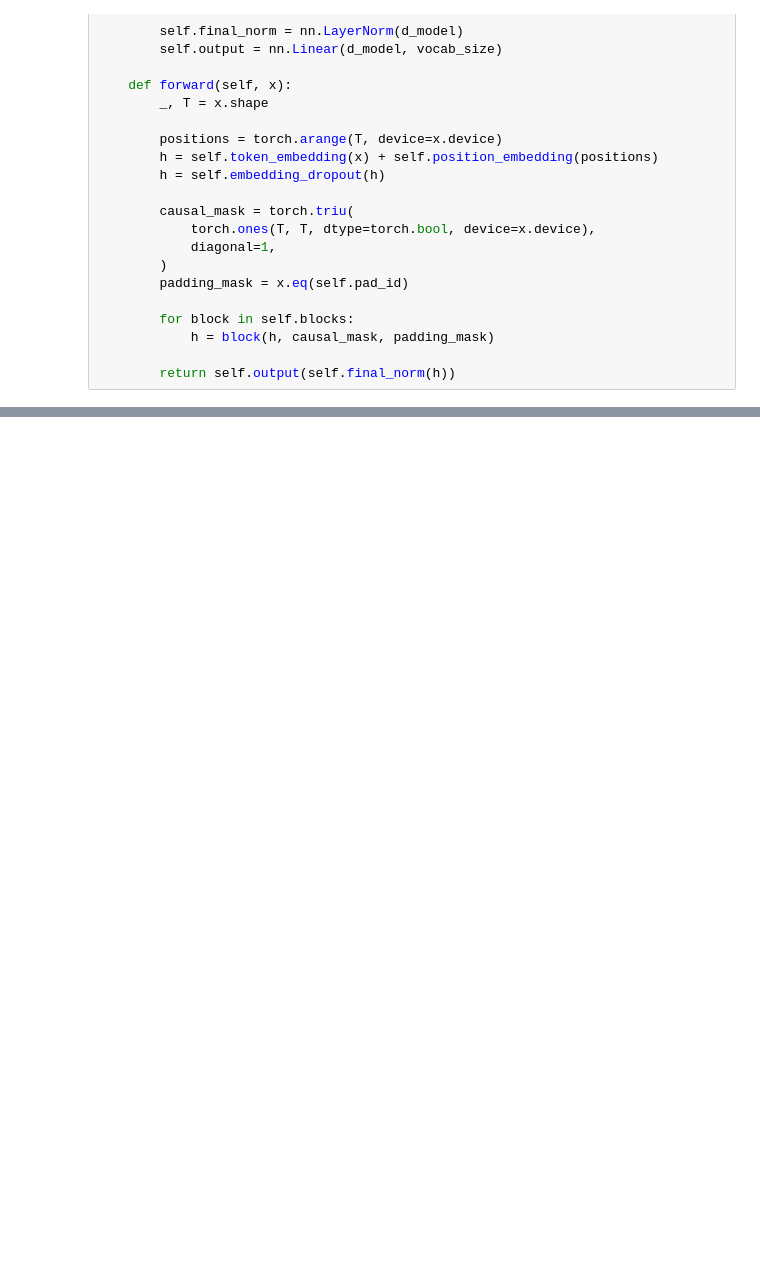
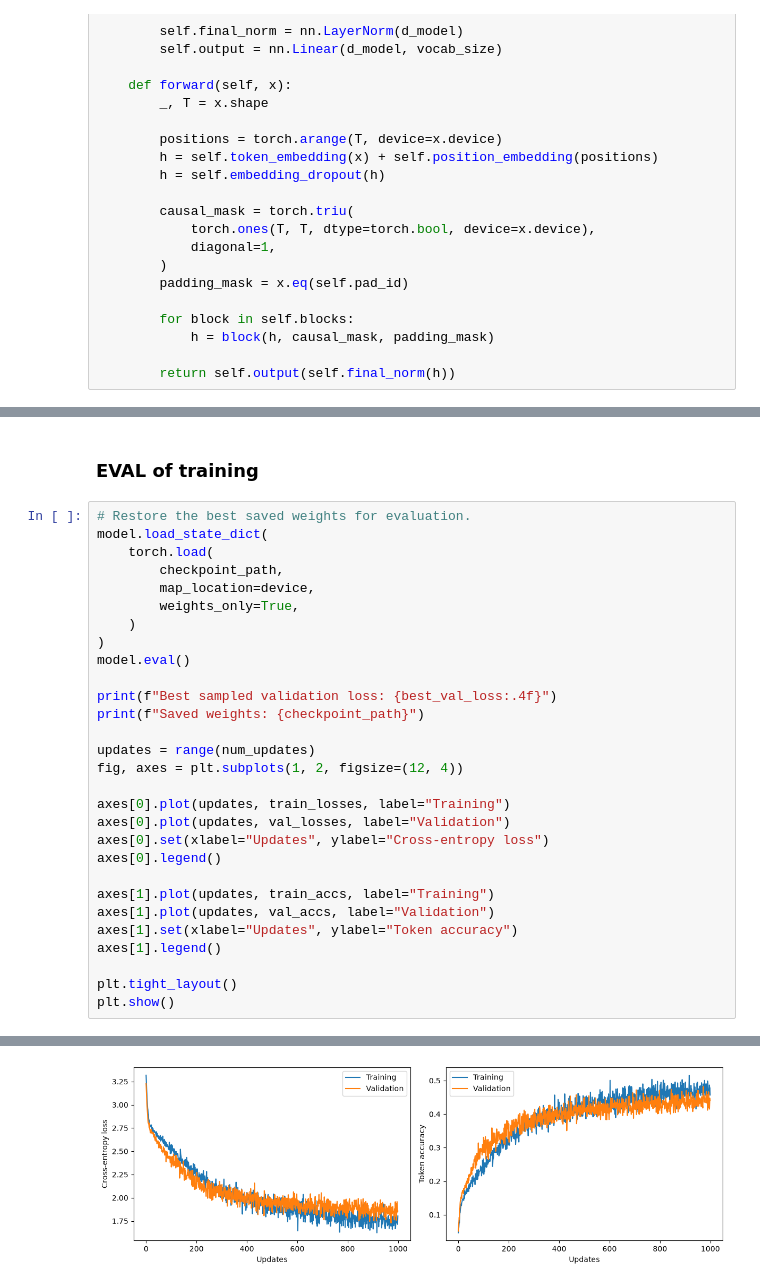
Before and after one commit to Jonasuno02/02456-autoregressive-project-41, a Jupyter notebook: notebooks/Nico_Phase1.ipynb, the cells around one changed output, grey strips where cells are left out. Cells and saved outputs as stored; diff of their text form; blank space fills up the shorter version.

Commit message:
trainigg loop added based of week 3 code

```diff
--- a/notebooks/Nico_Phase1.ipynb
+++ b/notebooks/Nico_Phase1.ipynb
@@ -258,0 +434,32 @@ Initial loss: 3.3189966678619385
+# %% [markdown]
+### EVAL of training
+# %%
+# Restore the best saved weights for evaluation.
+model.load_state_dict(
+    torch.load(
+        checkpoint_path,
+        map_location=device,
+        weights_only=True,
+    )
+)
+model.eval()
+
+print(f"Best sampled validation loss: {best_val_loss:.4f}")
+print(f"Saved weights: {checkpoint_path}")
+
+updates = range(num_updates)
+fig, axes = plt.subplots(1, 2, figsize=(12, 4))
+
+axes[0].plot(updates, train_losses, label="Training")
+axes[0].plot(updates, val_losses, label="Validation")
+axes[0].set(xlabel="Updates", ylabel="Cross-entropy loss")
+axes[0].legend()
+
+axes[1].plot(updates, train_accs, label="Training")
+axes[1].plot(updates, val_accs, label="Validation")
+axes[1].set(xlabel="Updates", ylabel="Token accuracy")
+axes[1].legend()
+
+plt.tight_layout()
+plt.show()
+# %% [output]
@@ -258,0 +468 @@ Initial loss: 3.3189966678619385
+[figure, added]
```
Also changed, not shown: parts of 14 cells of this notebook, 2 other files.
